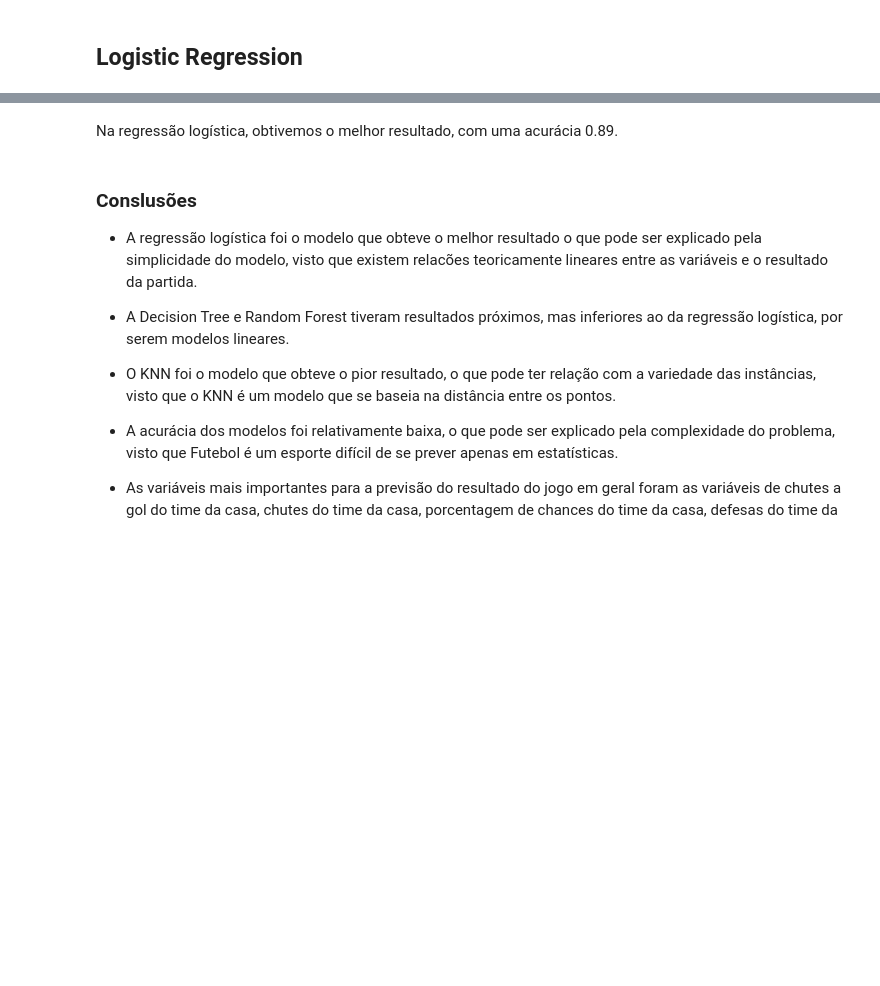
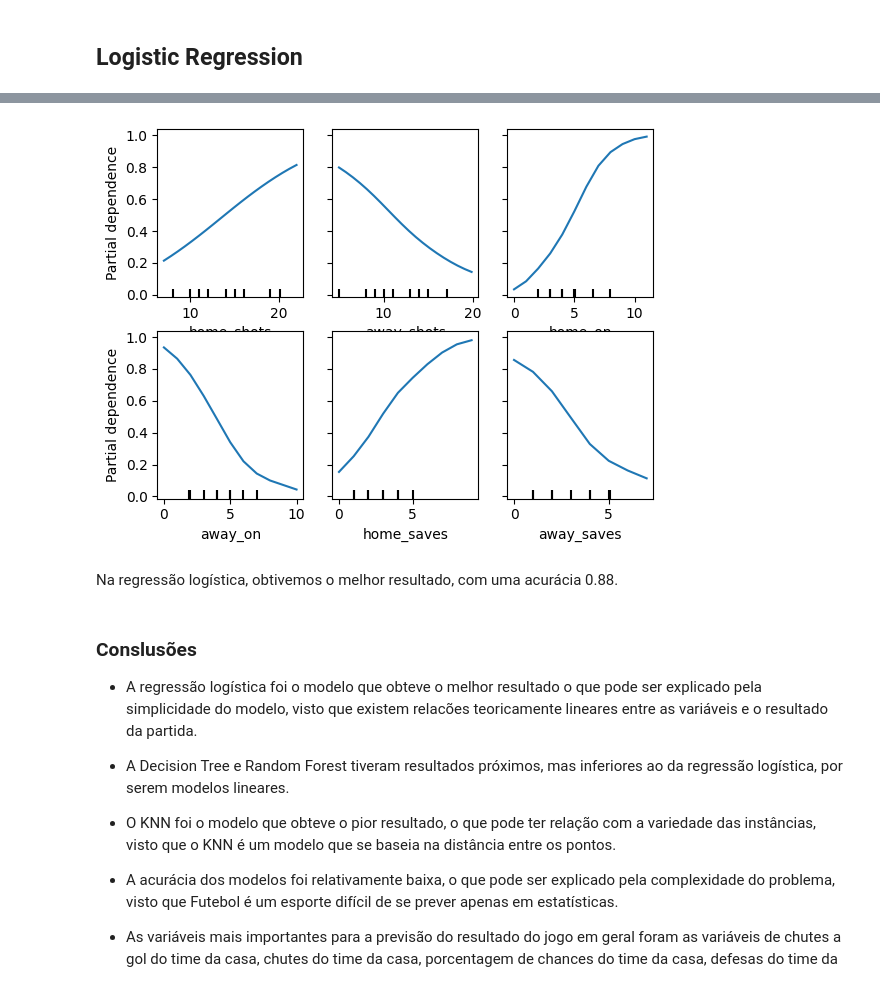
Before and after one commit to rubdelima/IF-807---PL-Predict-Matches, a Jupyter notebook: PL_Predict_Matches.ipynb, the cells around one changed output, grey strips where cells are left out. Saved outputs shown, nothing was run; the diff lists cells and outputs as text; code cells hidden in the pictures; blank space fills up the shorter version.

```diff
--- a/PL_Predict_Matches.ipynb
+++ b/PL_Predict_Matches.ipynb
@@ -299,5 +317,11 @@ plt.show()
+# %%
+from sklearn.inspection import PartialDependenceDisplay
+
+disp1 = PartialDependenceDisplay.from_estimator(lr, X_test, [2,3,4, 5, 22, 23],grid_resolution=20)
+# %% [output]
+[figure, added]
 # %% [markdown]
-Na regressão logística, obtivemos o melhor resultado, com uma acurácia 0.89.
+Na regressão logística, obtivemos o melhor resultado, com uma acurácia 0.88.
 # %% [markdown]
 ### Conslusões
 
```
Also changed, not shown: parts of 23 cells of this notebook.
